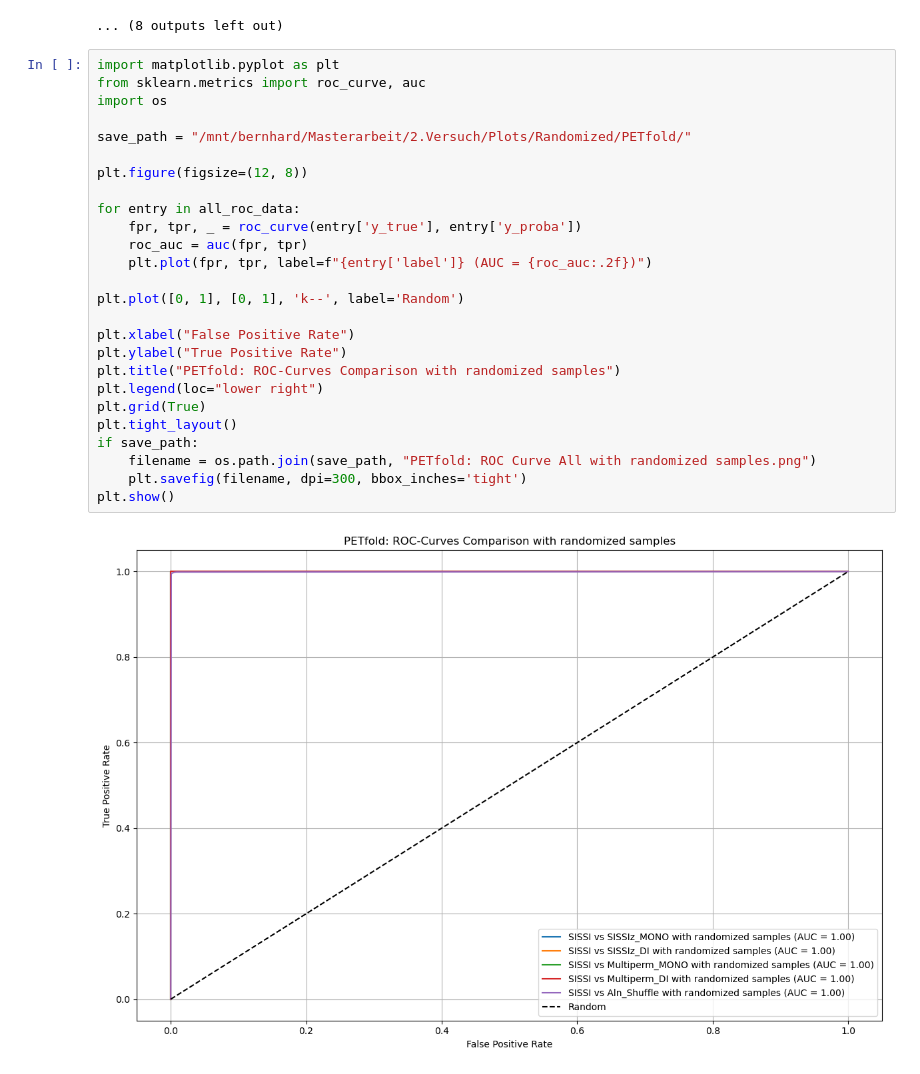
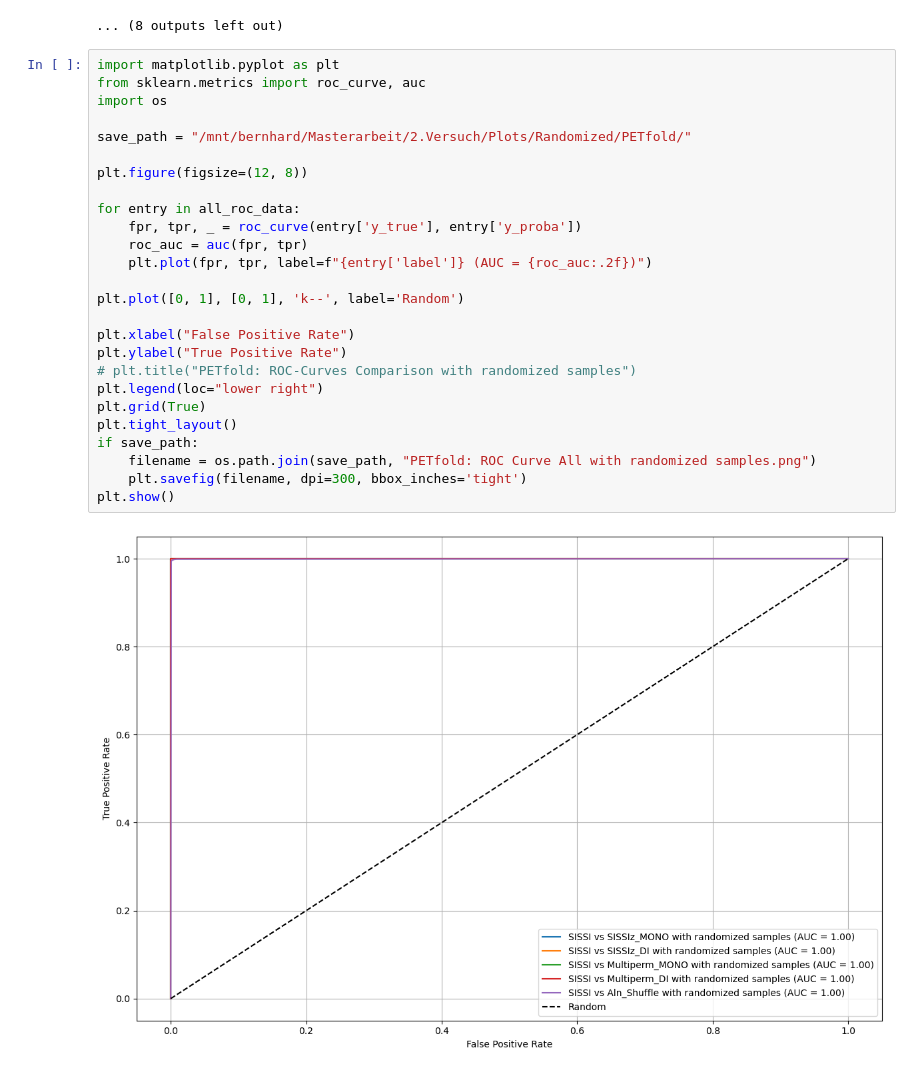
Before and after one commit to Faragas91/Masterarbeit, a Jupyter notebook: 2.Versuch/Scripts/for_generated_Data/ROC-Curve_PETfold.ipynb, the cells around one changed output. Cells and saved outputs as stored; diff of their text form.

```diff
--- a/2.Versuch/Scripts/for_generated_Data/ROC-Curve_PETfold.ipynb
+++ b/2.Versuch/Scripts/for_generated_Data/ROC-Curve_PETfold.ipynb
@@ -185,28 +185,28 @@ weighted avg       1.00      1.00      1.00    200000
 # %%
 import matplotlib.pyplot as plt
 from sklearn.metrics import roc_curve, auc
 import os
 
 save_path = "/mnt/bernhard/Masterarbeit/2.Versuch/Plots/Randomized/PETfold/"
 
 plt.figure(figsize=(12, 8))
 
 for entry in all_roc_data:
     fpr, tpr, _ = roc_curve(entry['y_true'], entry['y_proba'])
     roc_auc = auc(fpr, tpr)
     plt.plot(fpr, tpr, label=f"{entry['label']} (AUC = {roc_auc:.2f})")
 
 plt.plot([0, 1], [0, 1], 'k--', label='Random')
 
 plt.xlabel("False Positive Rate")
 plt.ylabel("True Positive Rate")
-plt.title("PETfold: ROC-Curves Comparison with randomized samples")
+# plt.title("PETfold: ROC-Curves Comparison with randomized samples")
 plt.legend(loc="lower right")
 plt.grid(True)
 plt.tight_layout()
 if save_path:
     filename = os.path.join(save_path, "PETfold: ROC Curve All with randomized samples.png")
     plt.savefig(filename, dpi=300, bbox_inches='tight')
 plt.show()
 # %% [output]
-[figure, old version]
+[figure, new version]
```
Also changed, not shown: 5 other files.
